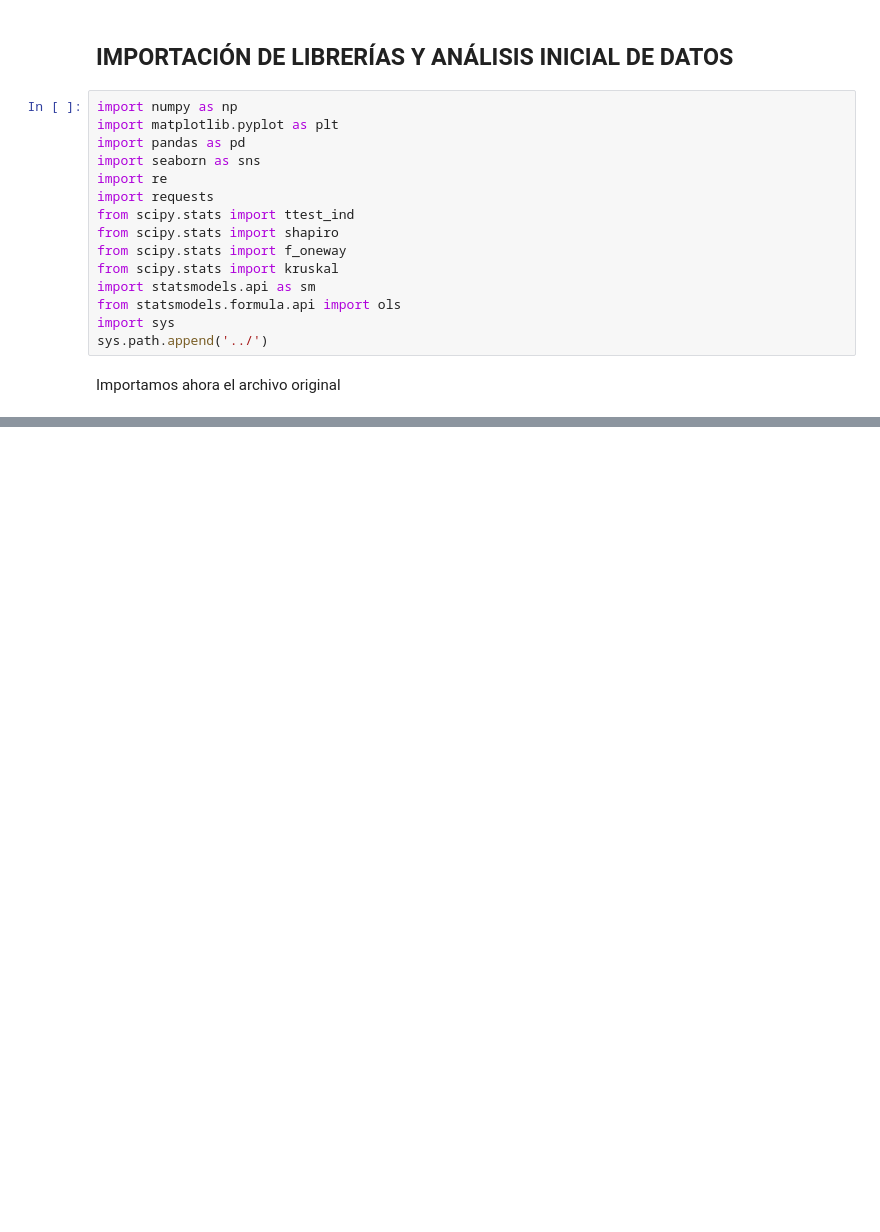
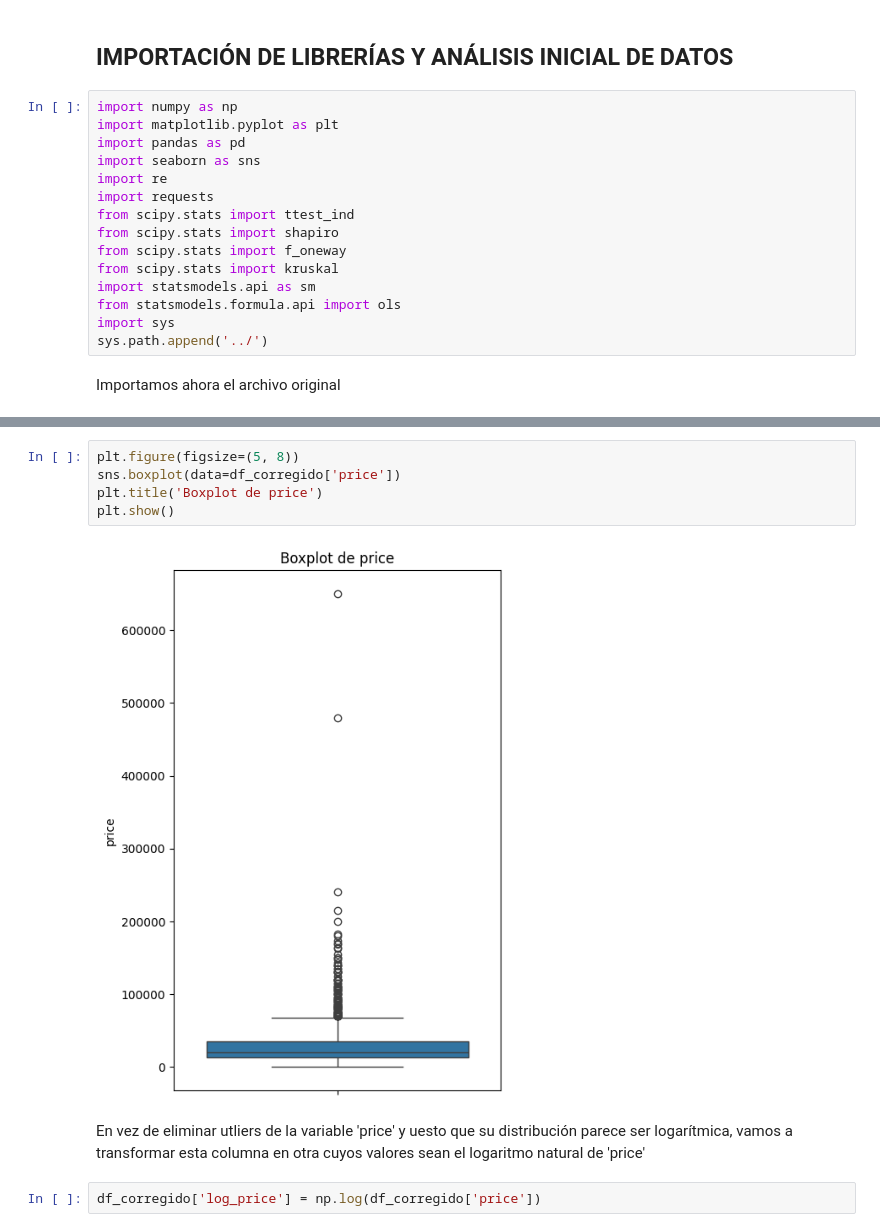
Before and after one commit to manuelangelrodr/EDA_Smartphones, a Jupyter notebook: Manuel_Angel_Rodriguez.ipynb, the cells around one changed output, grey strips where cells are left out. Cells and saved outputs as stored; diff of their text form; blank space fills up the shorter version.

```diff
--- a/Manuel_Angel_Rodriguez.ipynb
+++ b/Manuel_Angel_Rodriguez.ipynb
@@ -44,0 +948,12 @@ df.head(10)
+# %%
+plt.figure(figsize=(5, 8))
+sns.boxplot(data=df_corregido['price'])
+plt.title('Boxplot de price')
+plt.show()
+# %% [output]
+[figure, added]
+# %% [markdown]
+En vez de eliminar utliers de la variable 'price' y uesto que su distribución parece ser logarítmica, vamos a transformar esta columna en otra cuyos valores sean el logaritmo natural
+de 'price'
+# %%
+df_corregido['log_price'] = np.log(df_corregido['price'])
```
Also changed, not shown: parts of 202 cells of this notebook, 8 other files.
